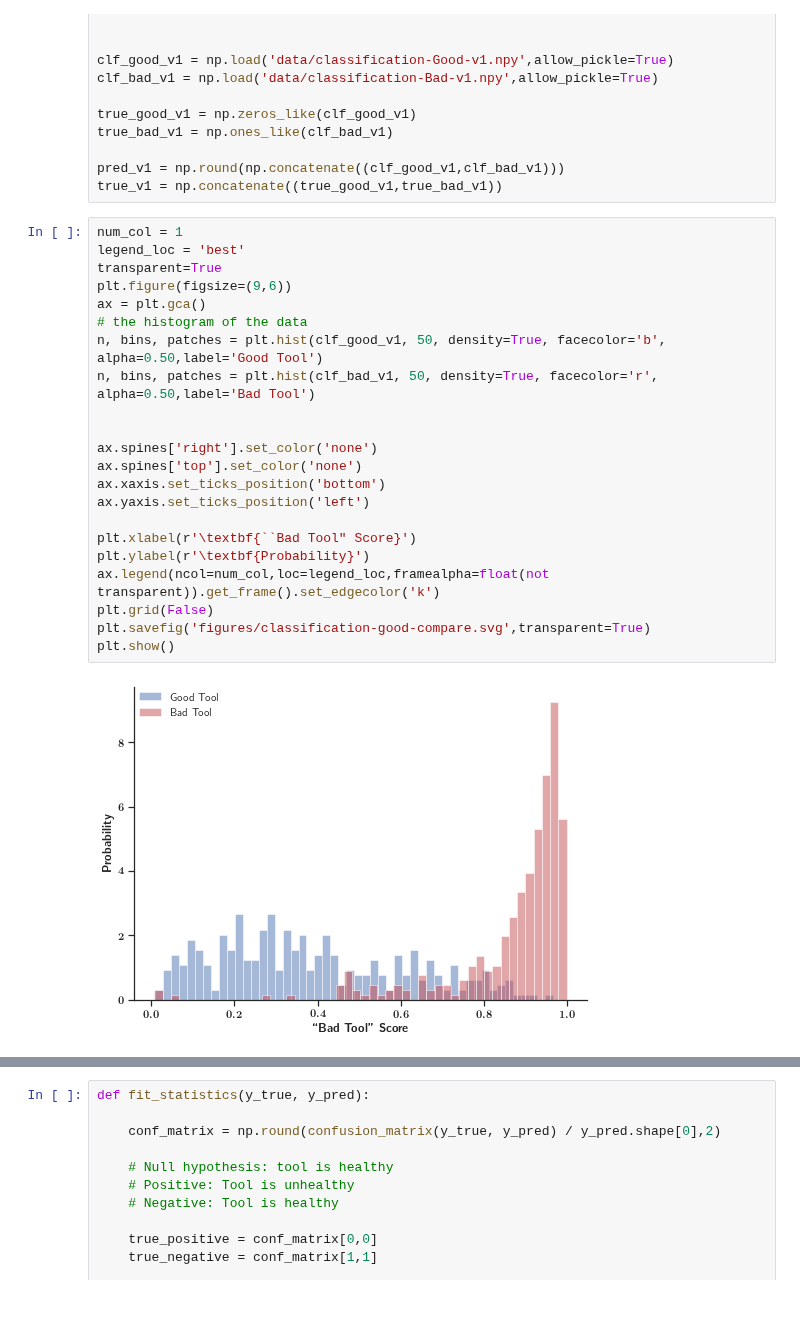
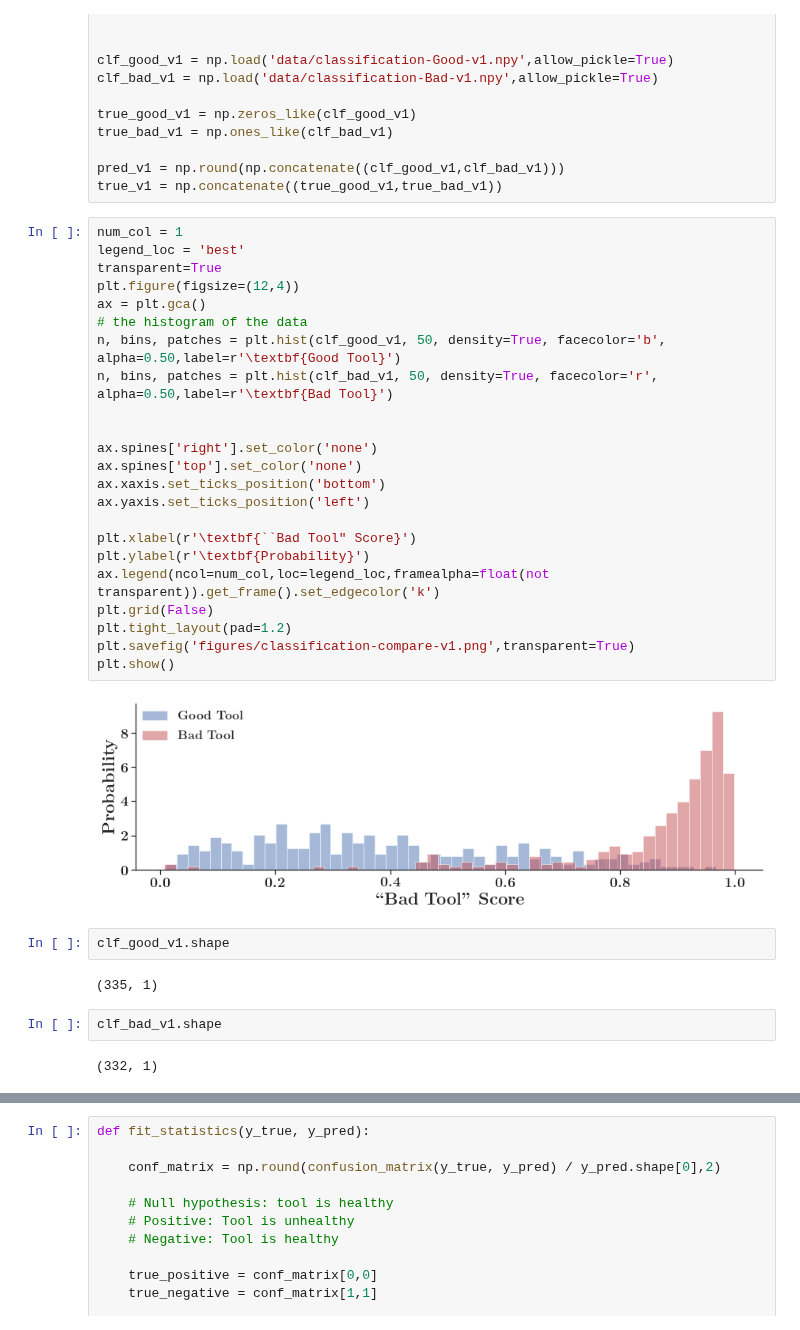
Before and after one commit to danielnewman09/Dissertation, a Jupyter notebook: Dissertation-Notebooks/Chapter-6/Plot-CLF-Performance.ipynb, the cells around one changed output, grey strips where cells are left out. Drawn from its saved outputs; the diff is of its cells as text.

Commit message:
chapter 6 figures

```diff
--- a/Dissertation-Notebooks/Chapter-6/Plot-CLF-Performance.ipynb
+++ b/Dissertation-Notebooks/Chapter-6/Plot-CLF-Performance.ipynb
@@ -41,27 +41,36 @@ true_v1 = np.concatenate((true_good_v1,true_bad_v1))
 # %%
 num_col = 1
 legend_loc = 'best'
 transparent=True
-plt.figure(figsize=(9,6))
+plt.figure(figsize=(12,4))
 ax = plt.gca()
 # the histogram of the data
-n, bins, patches = plt.hist(clf_good_v1, 50, density=True, facecolor='b', alpha=0.50,label='Good Tool')
-n, bins, patches = plt.hist(clf_bad_v1, 50, density=True, facecolor='r', alpha=0.50,label='Bad Tool')
+n, bins, patches = plt.hist(clf_good_v1, 50, density=True, facecolor='b', alpha=0.50,label=r'\textbf{Good Tool}')
+n, bins, patches = plt.hist(clf_bad_v1, 50, density=True, facecolor='r', alpha=0.50,label=r'\textbf{Bad Tool}')
 
 
 ax.spines['right'].set_color('none')
 ax.spines['top'].set_color('none')
 ax.xaxis.set_ticks_position('bottom')
 ax.yaxis.set_ticks_position('left')
 
 plt.xlabel(r'\textbf{``Bad Tool" Score}')
 plt.ylabel(r'\textbf{Probability}')
 ax.legend(ncol=num_col,loc=legend_loc,framealpha=float(not transparent)).get_frame().set_edgecolor('k')
 plt.grid(False)
-plt.savefig('figures/classification-good-compare.svg',transparent=True)
+plt.tight_layout(pad=1.2)
+plt.savefig('figures/classification-compare-v1.png',transparent=True)
 plt.show()
 # %% [output]
-[figure, old version]
+[figure, new version]
+# %%
+clf_good_v1.shape
+# %% [output]
+(335, 1)
+# %%
+clf_bad_v1.shape
+# %% [output]
+(332, 1)
 # %%
 num_col = 1
 legend_loc = 'best'
```
Also changed, not shown: parts of 4 cells of this notebook, 11 other files.
